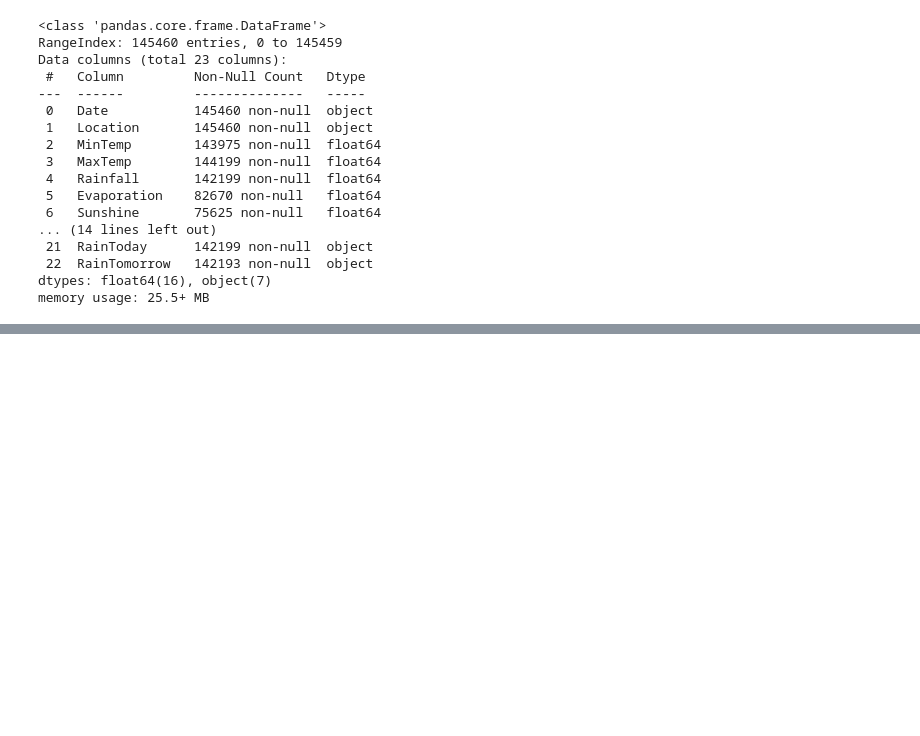
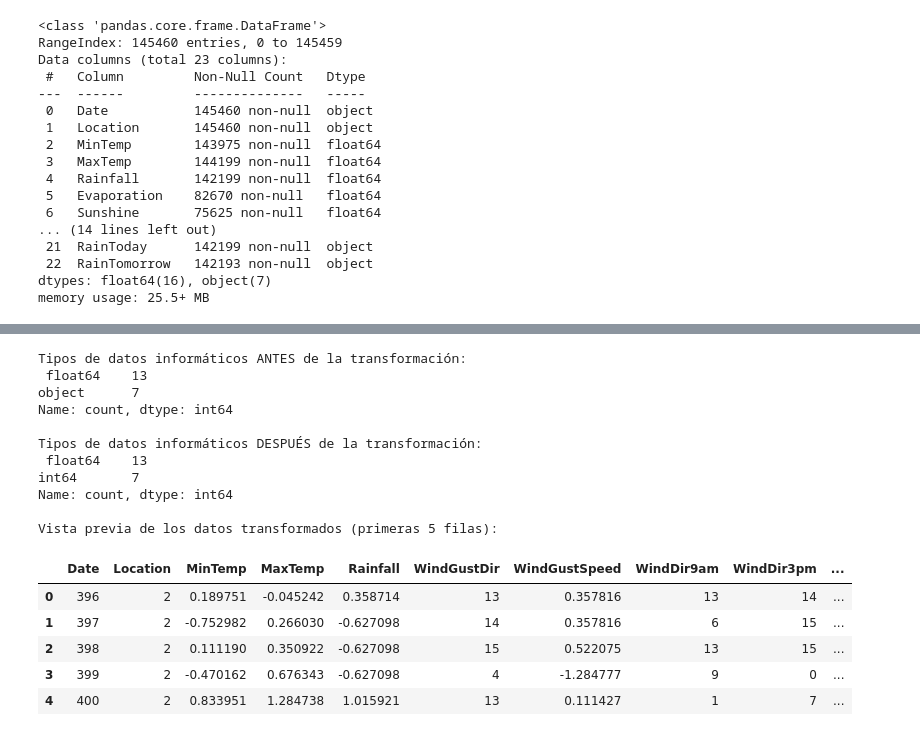
Before and after one commit to SergioM02/Mineria_Datos, a Jupyter notebook: Mineria_DatosEv1.ipynb, the cells around one changed output, grey strips where cells are left out. Saved outputs shown, nothing was run; the diff lists cells and outputs as text; code cells hidden in the pictures; blank space fills up the shorter version.

```diff
--- a/Mineria_DatosEv1.ipynb
+++ b/Mineria_DatosEv1.ipynb
@@ -62,0 +299,41 @@ memory usage: 25.5+ MB
+# %%
+from sklearn.preprocessing import LabelEncoder, StandardScaler
+
+print("Tipos de datos informáticos ANTES de la transformación:\n", df.dtypes.value_counts())
+
+# 1. ENCODING: Transformar variables categóricas (object) a numéricas
+columnas_categoricas = df.select_dtypes(include=['object']).columns
+encoder = LabelEncoder()
+
+for col in columnas_categoricas:
+    # Convertimos a string primero por seguridad, y luego aplicamos la transformación
+    df[col] = encoder.fit_transform(df[col].astype(str))
+
+# 2. ESCALADO: Estandarizar variables numéricas continuas (float64)
+# Seleccionamos las continuas originales, evitando escalar las categóricas recién codificadas (que ahora son int)
+columnas_numericas = df.select_dtypes(include=['float64']).columns
+scaler = StandardScaler()
+
+df[columnas_numericas] = scaler.fit_transform(df[columnas_numericas])
+
+print("\nTipos de datos informáticos DESPUÉS de la transformación:\n", df.dtypes.value_counts())
+print("\nVista previa de los datos transformados (primeras 5 filas):")
+display(df.head())
+# %% [output]
+Tipos de datos informáticos ANTES de la transformación:
+ float64    13
+object      7
+Name: count, dtype: int64
+
+Tipos de datos informáticos DESPUÉS de la transformación:
+ float64    13
+int64       7
+Name: count, dtype: int64
+
+Vista previa de los datos transformados (primeras 5 filas):
+|  | Date | Location | MinTemp | MaxTemp | Rainfall | WindGustDir | WindGustSpeed | WindDir9am | WindDir3pm | ... |
+| 0 | 396 | 2 | 0.189751 | -0.045242 | 0.358714 | 13 | 0.357816 | 13 | 14 | ... |
+| 1 | 397 | 2 | -0.752982 | 0.266030 | -0.627098 | 14 | 0.357816 | 6 | 15 | ... |
+| 2 | 398 | 2 | 0.111190 | 0.350922 | -0.627098 | 15 | 0.522075 | 13 | 15 | ... |
+| 3 | 399 | 2 | -0.470162 | 0.676343 | -0.627098 | 4 | -1.284777 | 9 | 0 | ... |
+| 4 | 400 | 2 | 0.833951 | 1.284738 | 1.015921 | 13 | 0.111427 | 1 | 7 | ... |
```
Also changed, not shown: parts of 23 cells of this notebook.
